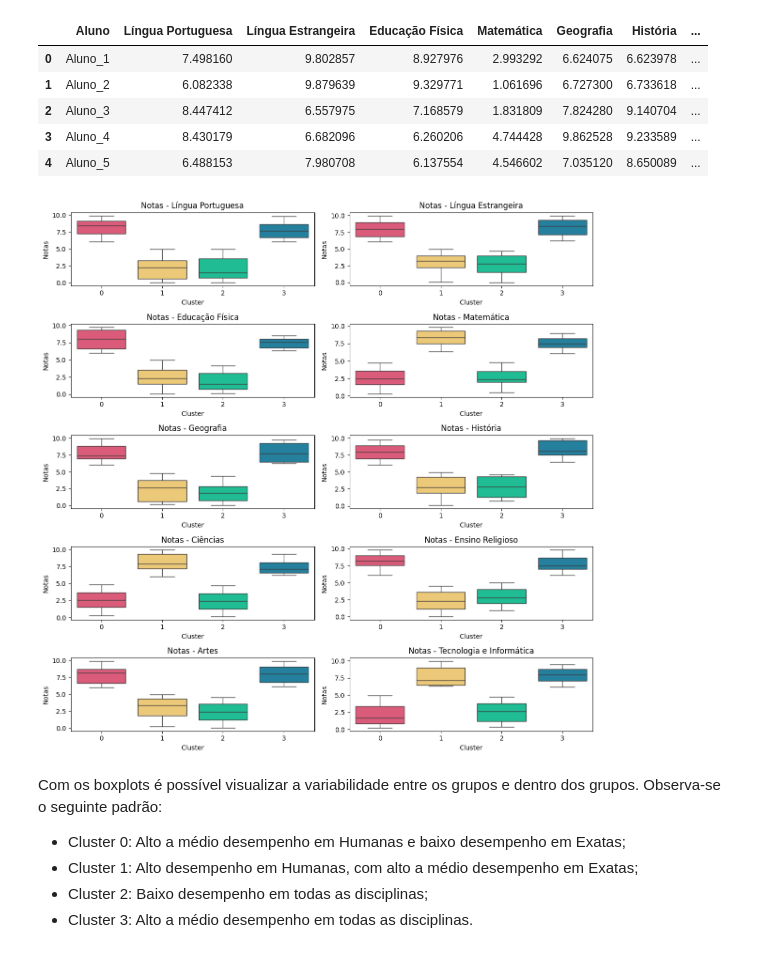
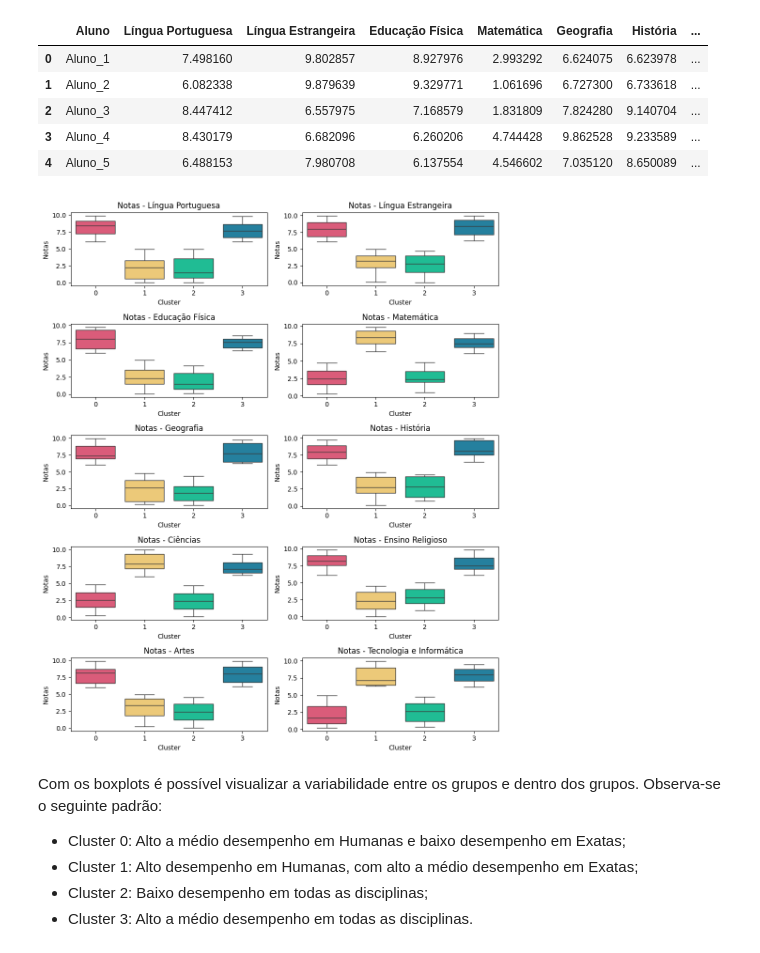
Before and after one commit to Lud-lud/clustering_analysis, a Jupyter notebook: analise_clustering_notas_escolares.ipynb, the cells around one changed output. Saved outputs shown, nothing was run; the diff lists cells and outputs as text; code cells hidden in the pictures.

```diff
--- a/analise_clustering_notas_escolares.ipynb
+++ b/analise_clustering_notas_escolares.ipynb
@@ -298,28 +348,25 @@ df.to_excel('notas_alunos_9ano.xlsx', index=False)
 # %%
 pal = {'0': '#ef476f', '1': '#ffd166', '2': '#06d6a0', '3': '#118ab2'}
 # %%
-import warnings
-warnings.filterwarnings("ignore")
-
-fig, axes = plt.subplots(5, 2, figsize=(12, 12))  # Grade de 5x2 para os subplots
+fig, axes = plt.subplots(5, 2, figsize=(10, 12))  # Grade de 5x2 para os subplots
 axes = axes.flatten()  # Transforma os eixos em uma lista para iteração
 
 for i, disciplina in enumerate(disciplinas):
     sns.boxplot(
         x=df["cluster_kmeans"],
         y=df[disciplina],
         ax=axes[i],
         palette=pal
     )
     axes[i].set_title(f'Notas - {disciplina}')
     axes[i].set_xlabel('Cluster')
     axes[i].set_ylabel('Notas')
 
 # Ajusta o layout para evitar sobreposição
 plt.tight_layout()
 plt.show()
 # %% [output]
-[figure, old version]
+[figure, new version]
 # %% [markdown]
 Com os boxplots é possível visualizar a variabilidade entre os grupos e dentro dos grupos. Observa-se o seguinte padrão:
 *  Cluster 0: Alto a médio desempenho em Humanas e baixo desempenho em Exatas;
```
Also changed, not shown: parts of 18 cells of this notebook.
